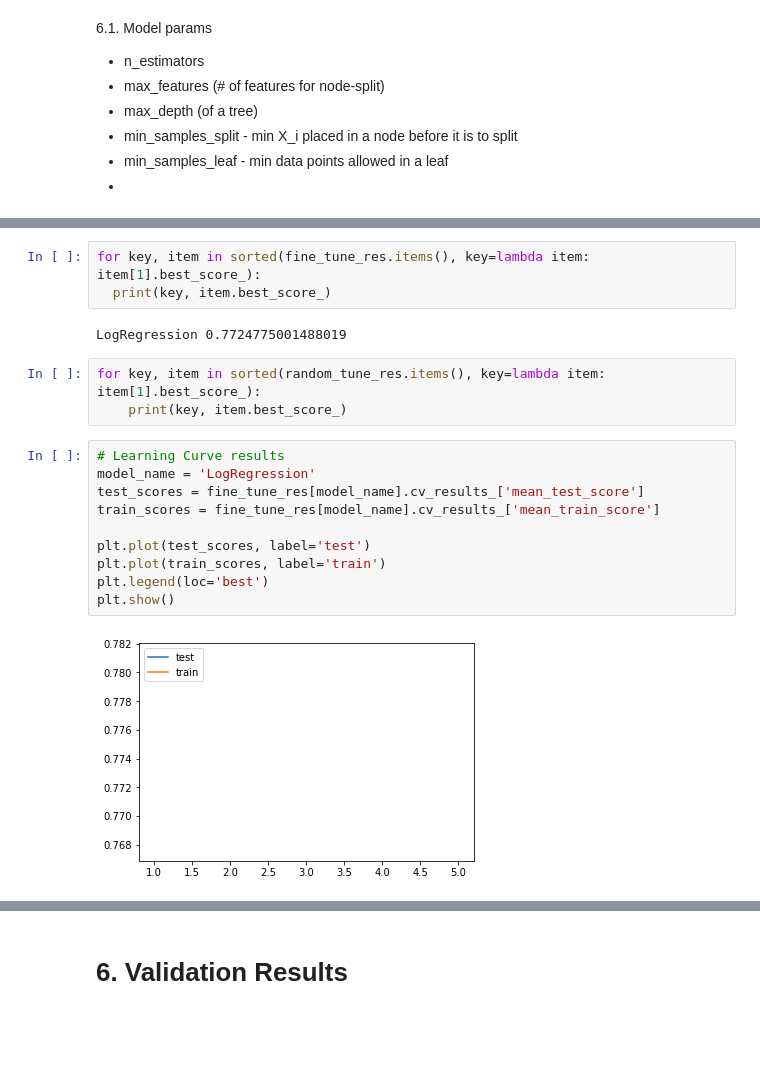
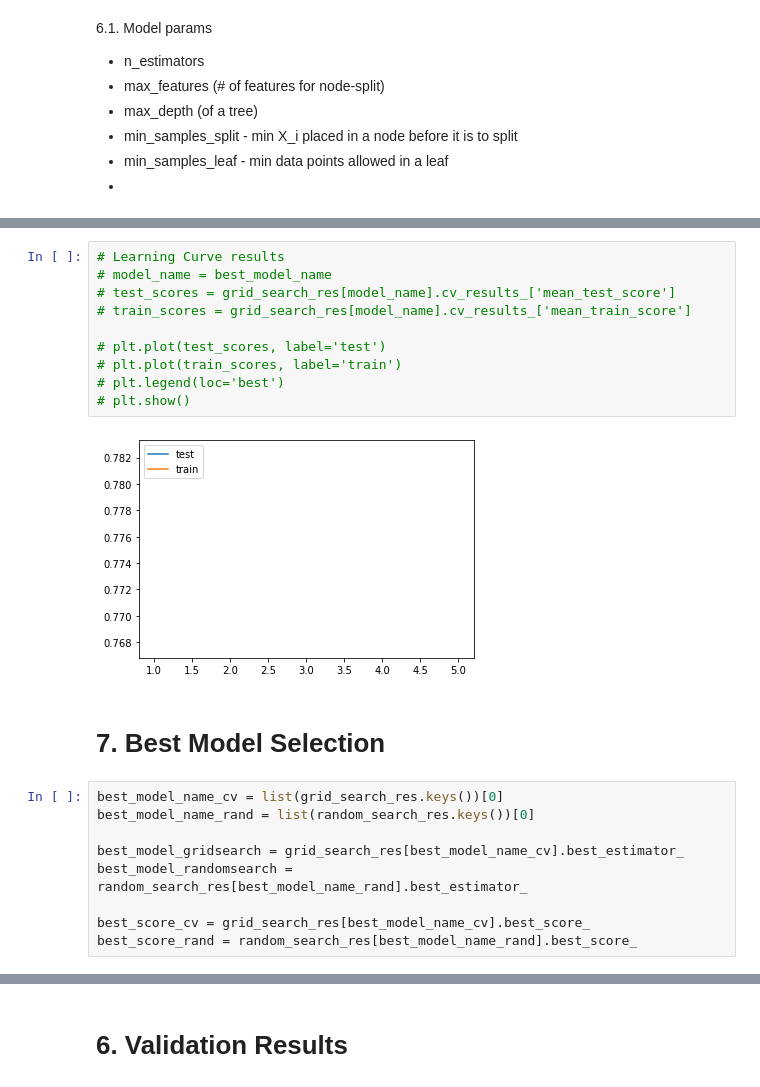
Before and after one commit to PashaIanko/Kaggle.Titanic, a Jupyter notebook: Main.ipynb, the cells around one changed output, grey strips where cells are left out. Saved outputs shown, nothing was run; the diff lists cells and outputs as text; blank space fills up the shorter version.

Commit message:
Now model selection is automatic. Tried StackingClassifier, but did not work much

```diff
--- a/Main.ipynb
+++ b/Main.ipynb
@@ -477,20 +477,23 @@ Fitting 6 folds for each of 20 candidates, totalling 120 fits
-# %%
-for key, item in sorted(fine_tune_res.items(), key=lambda item: item[1].best_score_):
-  print(key, item.best_score_)
-# %% [output]
-LogRegression 0.7724775001488019
-# %%
-for key, item in sorted(random_tune_res.items(), key=lambda item: item[1].best_score_):
-    print(key, item.best_score_)
 # %%
 # Learning Curve results
-model_name = 'LogRegression'
-test_scores = fine_tune_res[model_name].cv_results_['mean_test_score']
-train_scores = fine_tune_res[model_name].cv_results_['mean_train_score']
+# model_name = best_model_name
+# test_scores = grid_search_res[model_name].cv_results_['mean_test_score']
+# train_scores = grid_search_res[model_name].cv_results_['mean_train_score']
 
-plt.plot(test_scores, label='test')
-plt.plot(train_scores, label='train')
-plt.legend(loc='best')
-plt.show()
+# plt.plot(test_scores, label='test')
+# plt.plot(train_scores, label='train')
+# plt.legend(loc='best')
+# plt.show()
 # %% [output]
-[figure, old version]
+[figure, new version]
+# %% [markdown]
+# **7. Best Model Selection**
+# %%
+best_model_name_cv = list(grid_search_res.keys())[0]
+best_model_name_rand = list(random_search_res.keys())[0]
+
+best_model_gridsearch = grid_search_res[best_model_name_cv].best_estimator_
+best_model_randomsearch = random_search_res[best_model_name_rand].best_estimator_
+
+best_score_cv = grid_search_res[best_model_name_cv].best_score_
+best_score_rand = random_search_res[best_model_name_rand].best_score_
```
Also changed, not shown: parts of 18 cells of this notebook.
